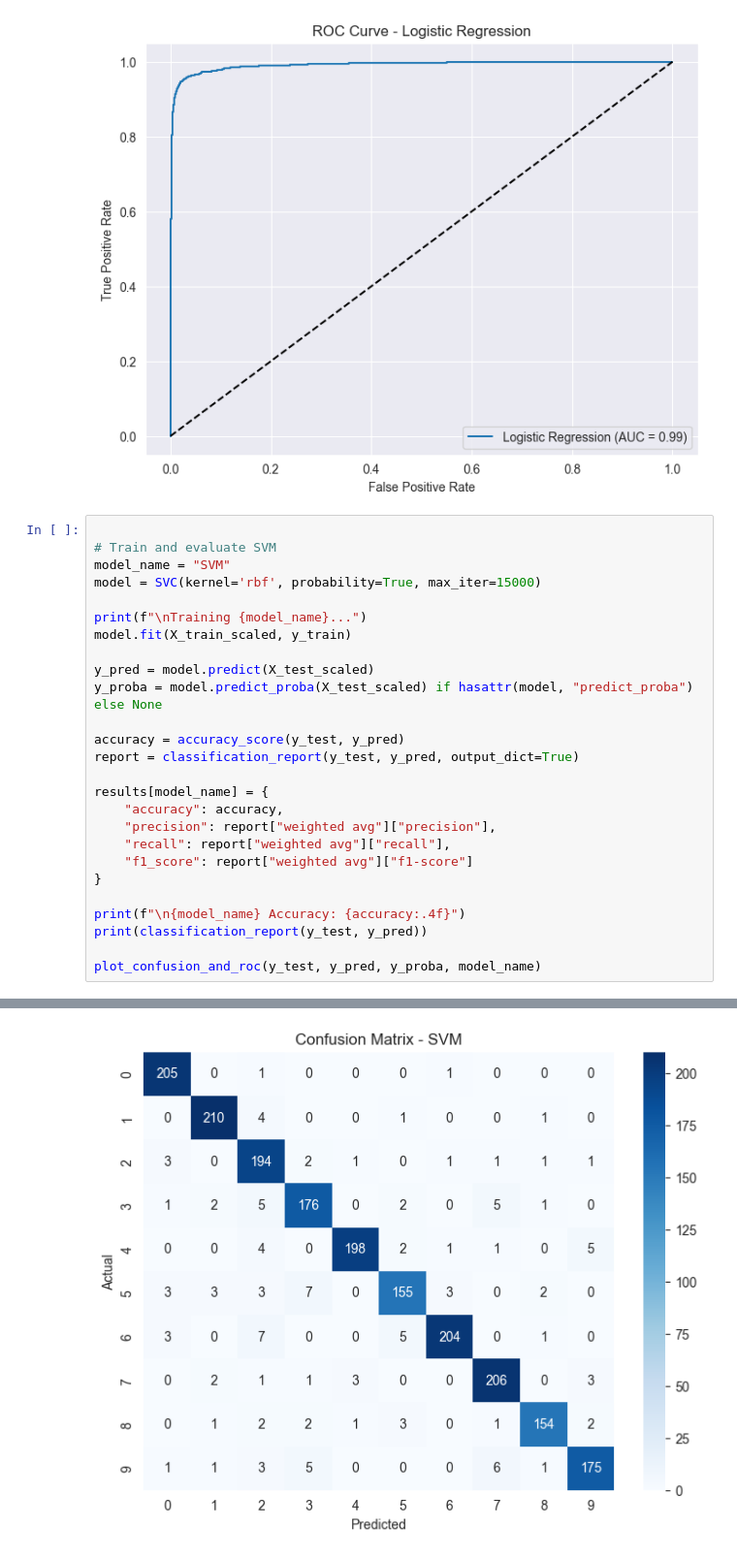
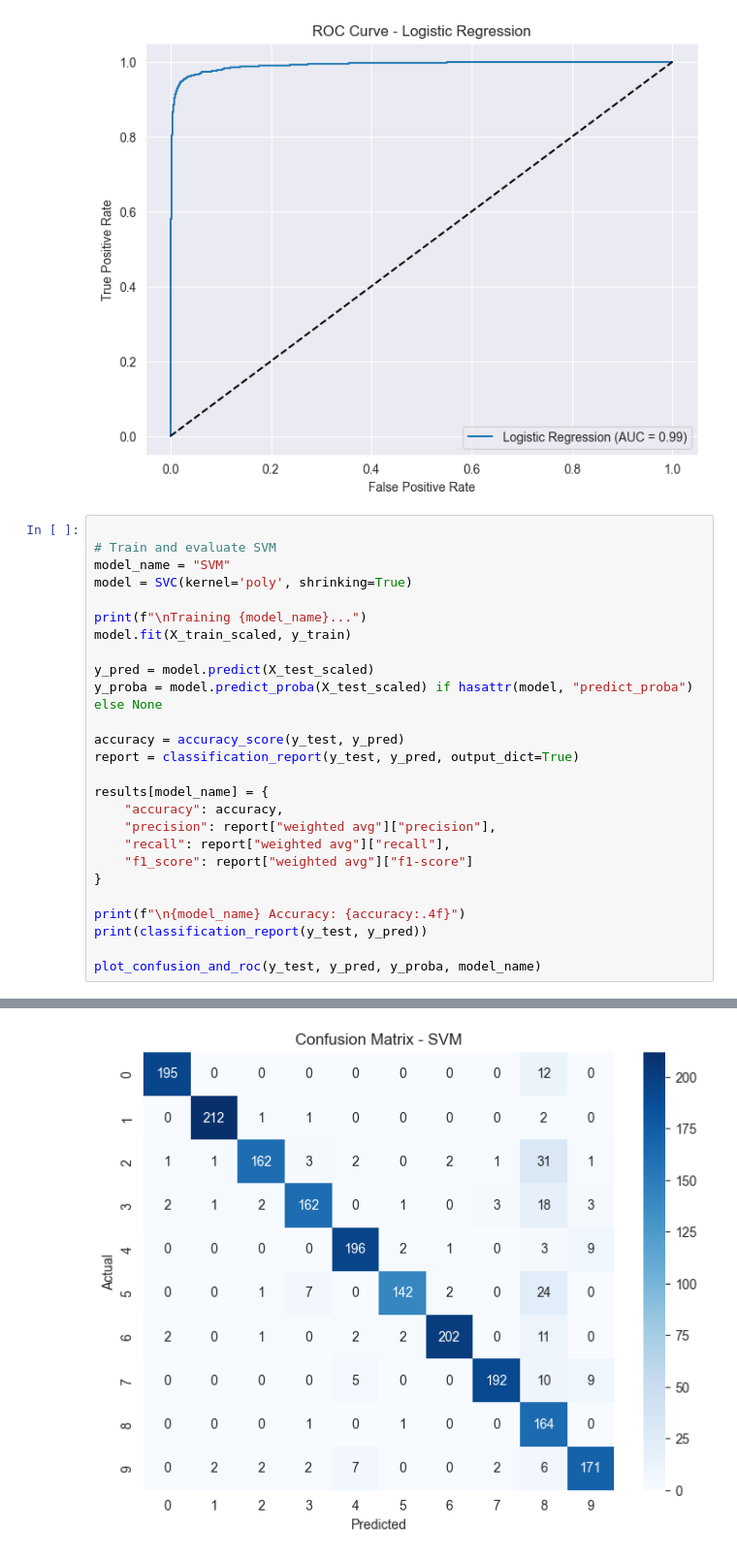
Before and after one commit to BugVayne/sem6, a Jupyter notebook: IAD/lab2/lab.ipynb, the cells around one changed output, grey strips where cells are left out. Shown at 97% size. Drawn from its saved outputs; the diff is of its cells as text.

```diff
--- a/IAD/lab2/lab.ipynb
+++ b/IAD/lab2/lab.ipynb
@@ -147,7 +146,7 @@ weighted avg       0.91      0.91      0.91      2000
 
 # Train and evaluate SVM
 model_name = "SVM"
-model = SVC(kernel='rbf', probability=True, max_iter=15000)
+model = SVC(kernel='poly', shrinking=True)
 
 print(f"\nTraining {model_name}...")
 model.fit(X_train_scaled, y_train)
@@ -192 +191 @@ weighted avg       0.94      0.94      0.94      2000
-[figure, old version]
+[figure, new version]
```
Also changed, not shown: parts of 6 cells of this notebook, 1 other file.
